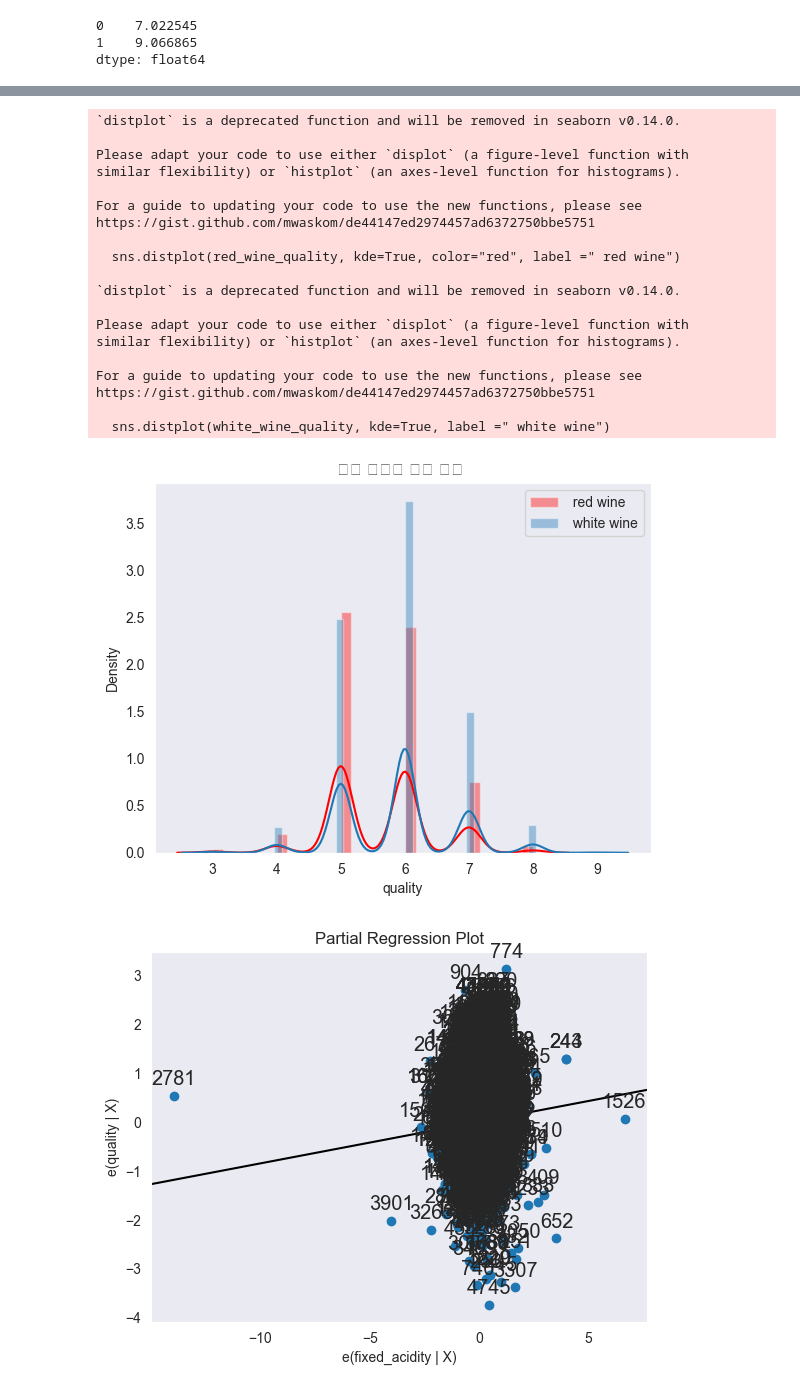
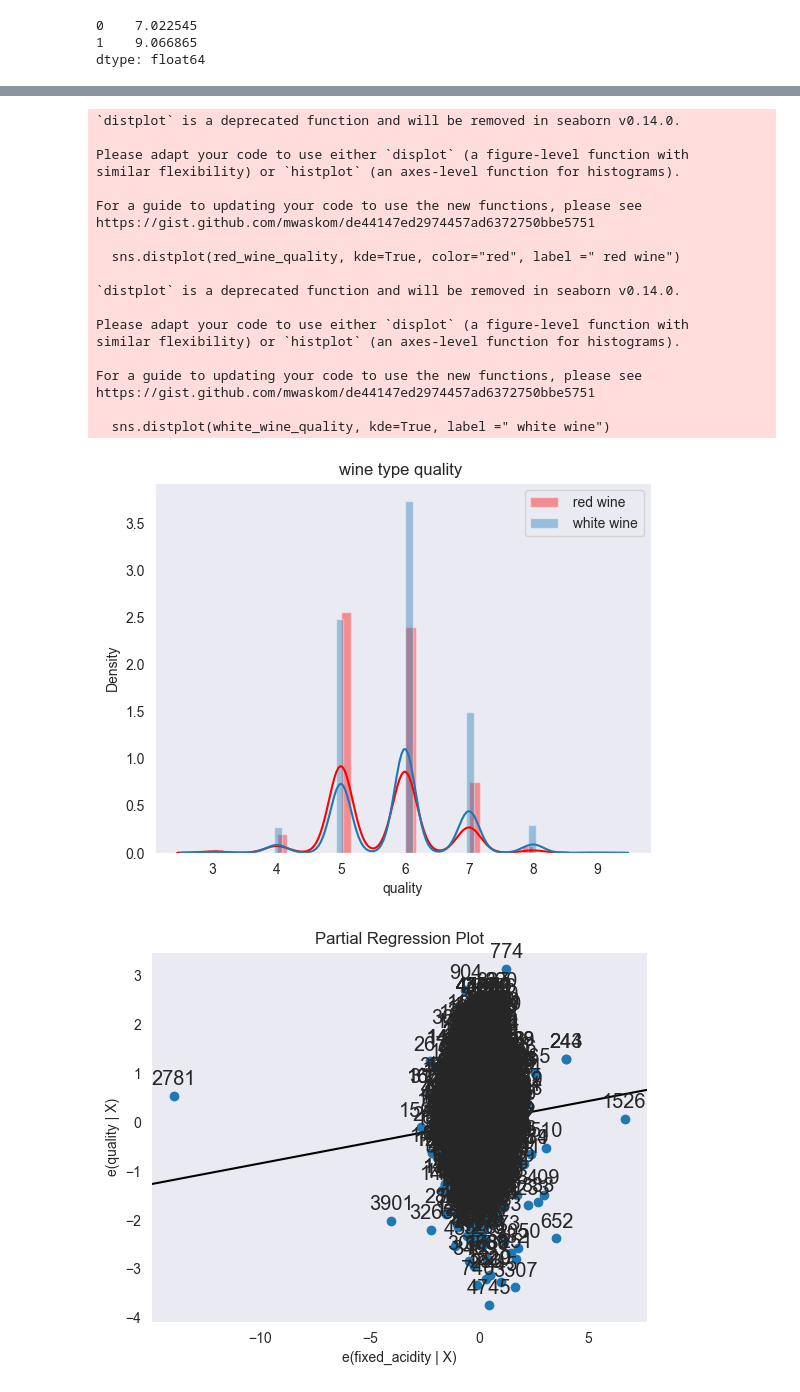
Before and after one commit to latefor0815/BIGdataLEE, a Jupyter notebook: 1-통계분석_/test.ipynb, the cells around one changed output, grey strips where cells are left out. Drawn from its saved outputs; the diff is of its cells as text; code cells hidden in the pictures.

```diff
--- a/1-통계분석_/test.ipynb
+++ b/1-통계분석_/test.ipynb
@@ -413,35 +537,35 @@ import seaborn as sns
 
 sns.set_style("dark")
 # red wine 속성 설정.
 sns.distplot(red_wine_quality, kde=True, color="red", label =" red wine")
 
 # white wine 속성 설정.
 sns.distplot(white_wine_quality, kde=True, label =" white wine")
 
-plt.title("와인 타입에 따른 품질 ")
+plt.title("wine type quality ")
 plt.legend()
 plt.show()
 # %% [output]
 `distplot` is a deprecated function and will be removed in seaborn v0.14.0.
 
 Please adapt your code to use either `displot` (a figure-level function with
 similar flexibility) or `histplot` (an axes-level function for histograms).
 
 For a guide to updating your code to use the new functions, please see
 https://gist.github.com/mwaskom/de44147ed2974457ad6372750bbe5751
 
   sns.distplot(red_wine_quality, kde=True, color="red", label =" red wine")
 
 `distplot` is a deprecated function and will be removed in seaborn v0.14.0.
 
 Please adapt your code to use either `displot` (a figure-level function with
 similar flexibility) or `histplot` (an axes-level function for histograms).
 
 For a guide to updating your code to use the new functions, please see
 https://gist.github.com/mwaskom/de44147ed2974457ad6372750bbe5751
 
   sns.distplot(white_wine_quality, kde=True, label =" white wine")
-[figure, old version]
+[figure, new version]
 # %%
 # 실제로 궁금했던 부분이, 어느 독립요소가, 실제 quality에 종속변수에 영향이 있는지 여부가 궁금했음.
 # 표에 답은 다 나와있었음 , 상관계수의 값으로 표기가 되었지만,
```
Also changed, not shown: parts of 8 cells of this notebook.
